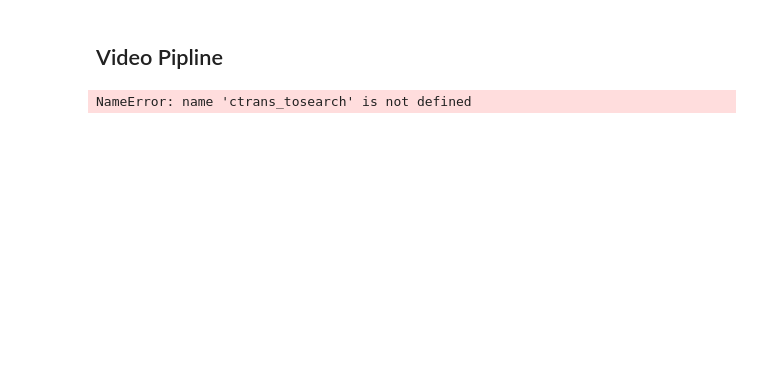
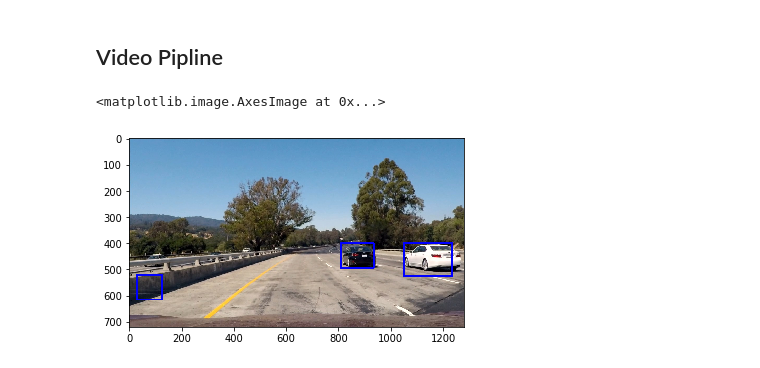
Before and after one commit to yoheitaonishi/CarND-Vehicle-Detection, a Jupyter notebook: project.ipynb, the cells around one changed output. Saved outputs shown, nothing was run; the diff lists cells and outputs as text; code cells hidden in the pictures; blank space fills up the shorter version.

Commit message:
update ipynb file for creating video

```diff
--- a/project.ipynb
+++ b/project.ipynb
@@ -595,10 +549,27 @@ fig.tight_layout()
 # %% [markdown]
 ## Video Pipline
-# %%
-print(ctrans_tosearch)
-#def process_video:
-# %% [output]
-NameError: name 'ctrans_tosearch' is not defined
+# %%
+def process_video(img):
+    rectangles = []
+
+    _, rectangle = find_cars(img, ystart, ystop, scale, svc, X_scaler, orient, pix_per_cell, cell_per_block, spatial_size, hist_bins, hog_channel, color_space)
+    rectangles.append(rectangle)
+
+    rectangles = [item for sublist in rectangles for item in sublist]
+
+    heatmap_img = np.zeros_like(img[:,:,0])
+    heatmap_img = add_heat(heatmap_img, rectangles)
+    heatmap_img = apply_threshold(heatmap_img, heat_threshold)
+    labels = label(heatmap_img)
+
+    draw_img = draw_labeled_bboxes(np.copy(img), labels)
+    return draw_img
+# %%
+process_test_img = process_video(img)
+plt.imshow(process_test_img)
+# %% [output]
+<matplotlib.image.AxesImage at 0x...>
+[figure, added]
 # %%
 proj_out_file = 'project_video_out.mp4'
 clip_proj = VideoFileClip('project_video.mp4')
```
Also changed, not shown: parts of 12 cells of this notebook.
